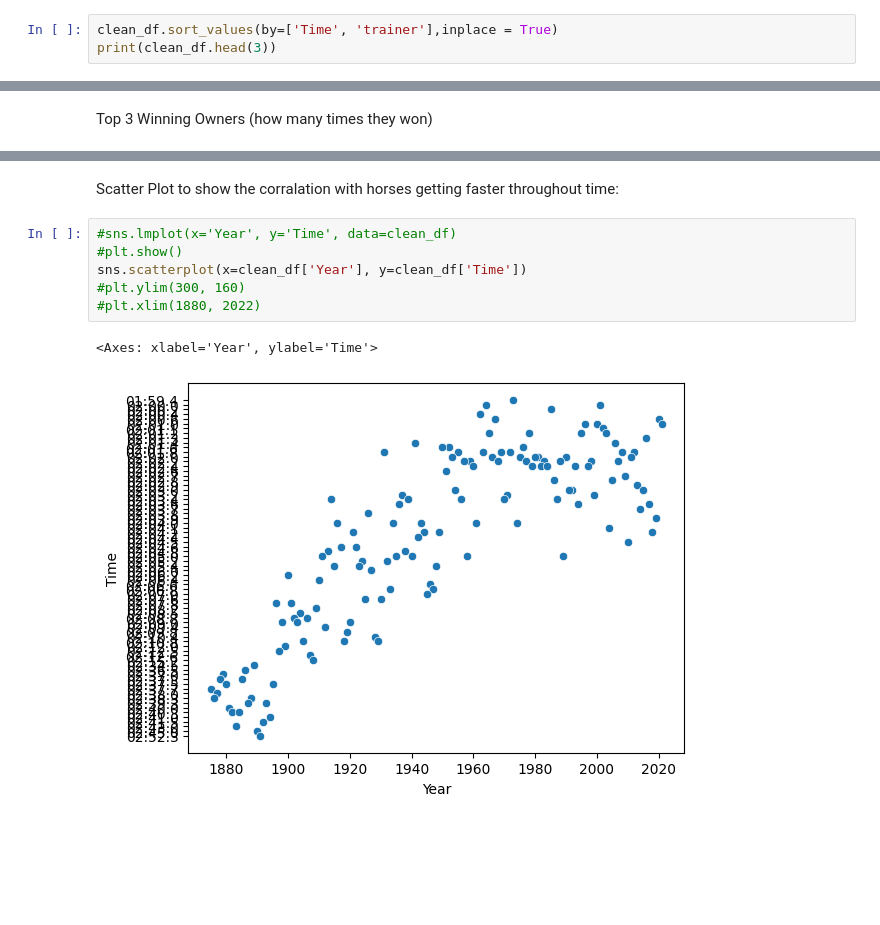
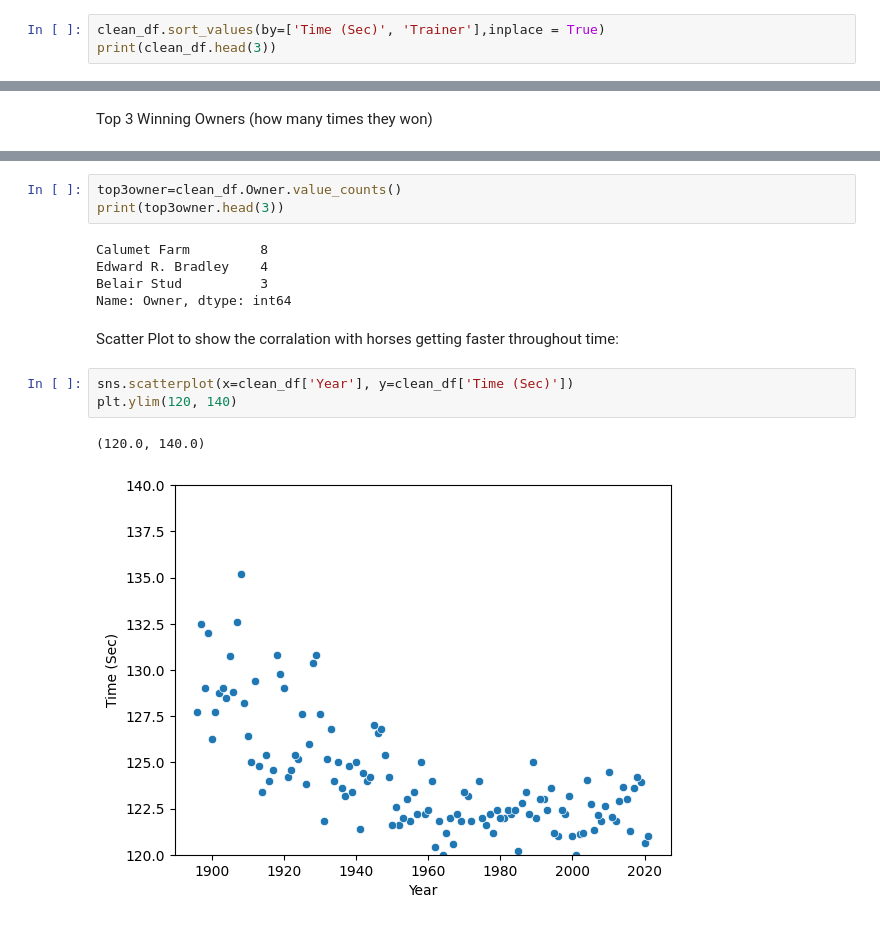
Before and after one commit to amhaas01/KY-Derby-Champs, a Jupyter notebook: analyze.ipynb, the cells around one changed output, grey strips where cells are left out. Drawn from its saved outputs; the diff is of its cells as text; blank space fills up the shorter version.

```diff
--- a/analyze.ipynb
+++ b/analyze.ipynb
@@ -50,4 +50,4 @@ Identify Top 3 Winning Trainers by time
 # %%
-clean_df.sort_values(by=['Time', 'trainer'],inplace = True)
+clean_df.sort_values(by=['Time (Sec)', 'Trainer'],inplace = True)
 print(clean_df.head(3))
 # %% [output]
@@ -112,11 +80,16 @@ Name: Earnings, dtype: object
+# %%
+top3owner=clean_df.Owner.value_counts()
+print(top3owner.head(3))
+# %% [output]
+Calumet Farm         8
+Edward R. Bradley    4
+Belair Stud          3
+Name: Owner, dtype: int64
 # %% [markdown]
 Scatter Plot to show the corralation with horses getting faster throughout time:
 # %%
-#sns.lmplot(x='Year', y='Time', data=clean_df)
-#plt.show()
-sns.scatterplot(x=clean_df['Year'], y=clean_df['Time'])
-#plt.ylim(300, 160)
-#plt.xlim(1880, 2022)
+sns.scatterplot(x=clean_df['Year'], y=clean_df['Time (Sec)'])
+plt.ylim(120, 140)
 # %% [output]
-<Axes: xlabel='Year', ylabel='Time'>
+(120.0, 140.0)
-[figure, old version]
+[figure, new version]
```
Also changed, not shown: parts of 11 cells of this notebook, 3 other files.
